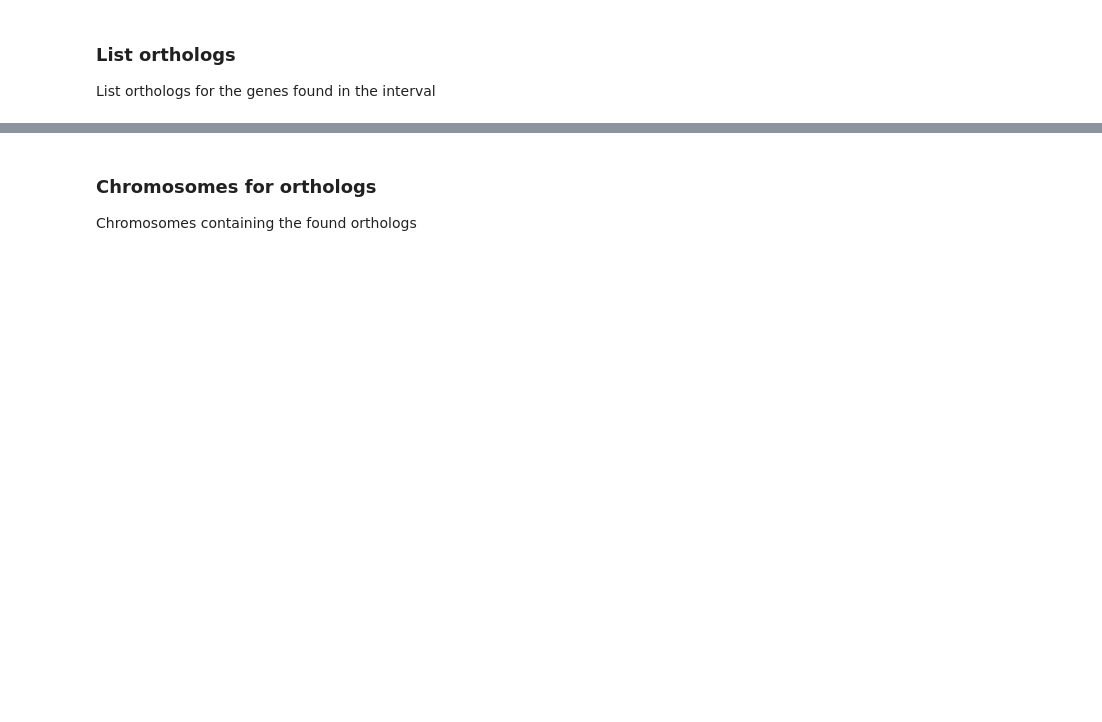
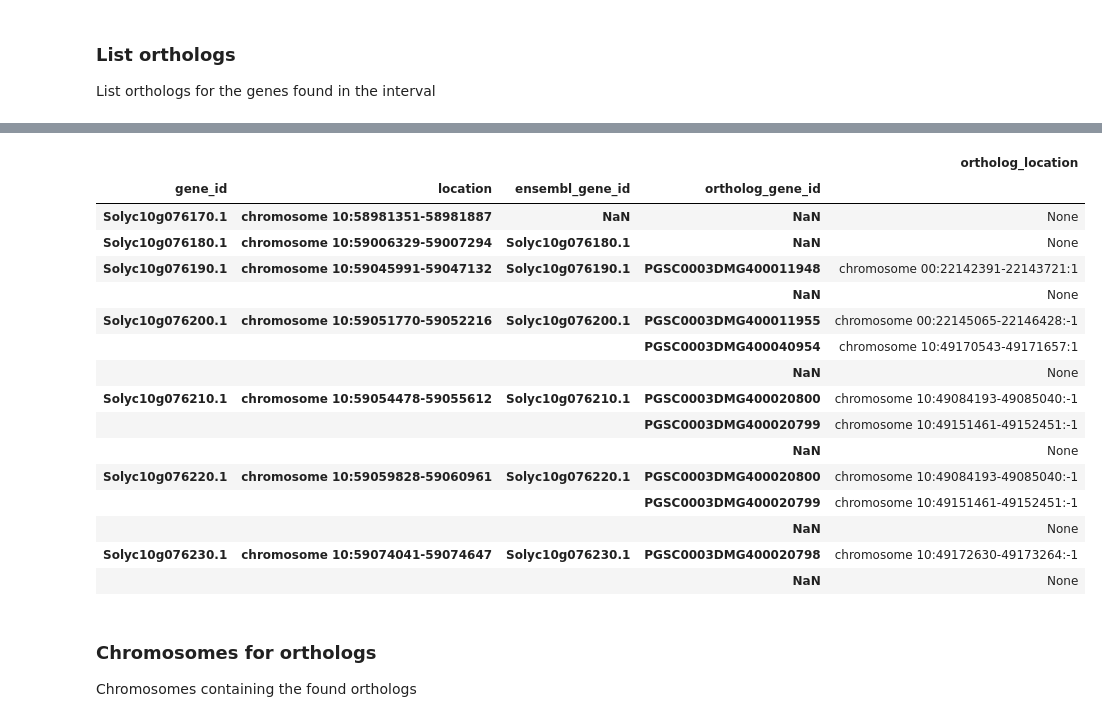
Before and after one commit to candYgene/queries, a Jupyter notebook: jupyter/QTL_fruitshape_orthologs.ipynb, the cells around one changed output, grey strips where cells are left out. Drawn from its saved outputs; the diff is of its cells as text; code cells hidden in the pictures; blank space fills up the shorter version.

```diff
--- a/jupyter/QTL_fruitshape_orthologs.ipynb
+++ b/jupyter/QTL_fruitshape_orthologs.ipynb
@@ -76,3 +62,27 @@ df2.describe()
+# %%
+#df2=genesT[["location","ortholog_gene_id","ortholog_location"]].groupby(["gene_id"])
+#df2.describe()
+import pandas as pd
+index=pd.MultiIndex.from_tuples([tuple(x) for x in genesT[["location","ensembl_gene_id", "ortholog_gene_id"]].to_records()], names=["gene_id", "location", "ensembl_gene_id", "ortholog_gene_id"])
+display(genesT.set_index(index)[["ortholog_location"]])
+# %% [output]
+|  |  |  |  | ortholog_location |
+| gene_id | location | ensembl_gene_id | ortholog_gene_id |  |
+| Solyc10g076170.1 | chromosome 10:58981351-58981887 | NaN | NaN | None |
+| Solyc10g076180.1 | chromosome 10:59006329-59007294 | Solyc10g076180.1 | NaN | None |
+| Solyc10g076190.1 | chromosome 10:59045991-59047132 | Solyc10g076190.1 | PGSC0003DMG400011948 | chromosome 00:22142391-22143721:1 |
+|  |  |  | NaN | None |
+| Solyc10g076200.1 | chromosome 10:59051770-59052216 | Solyc10g076200.1 | PGSC0003DMG400011955 | chromosome 00:22145065-22146428:-1 |
+|  |  |  | PGSC0003DMG400040954 | chromosome 10:49170543-49171657:1 |
+|  |  |  | NaN | None |
+| Solyc10g076210.1 | chromosome 10:59054478-59055612 | Solyc10g076210.1 | PGSC0003DMG400020800 | chromosome 10:49084193-49085040:-1 |
+|  |  |  | PGSC0003DMG400020799 | chromosome 10:49151461-49152451:-1 |
+|  |  |  | NaN | None |
+| Solyc10g076220.1 | chromosome 10:59059828-59060961 | Solyc10g076220.1 | PGSC0003DMG400020800 | chromosome 10:49084193-49085040:-1 |
+|  |  |  | PGSC0003DMG400020799 | chromosome 10:49151461-49152451:-1 |
+|  |  |  | NaN | None |
+| Solyc10g076230.1 | chromosome 10:59074041-59074647 | Solyc10g076230.1 | PGSC0003DMG400020798 | chromosome 10:49172630-49173264:-1 |
+|  |  |  | NaN | None |
 # %% [markdown]
 ### Chromosomes for orthologs
 Chromosomes containing the found orthologs
```
Also changed, not shown: parts of 3 cells of this notebook.
